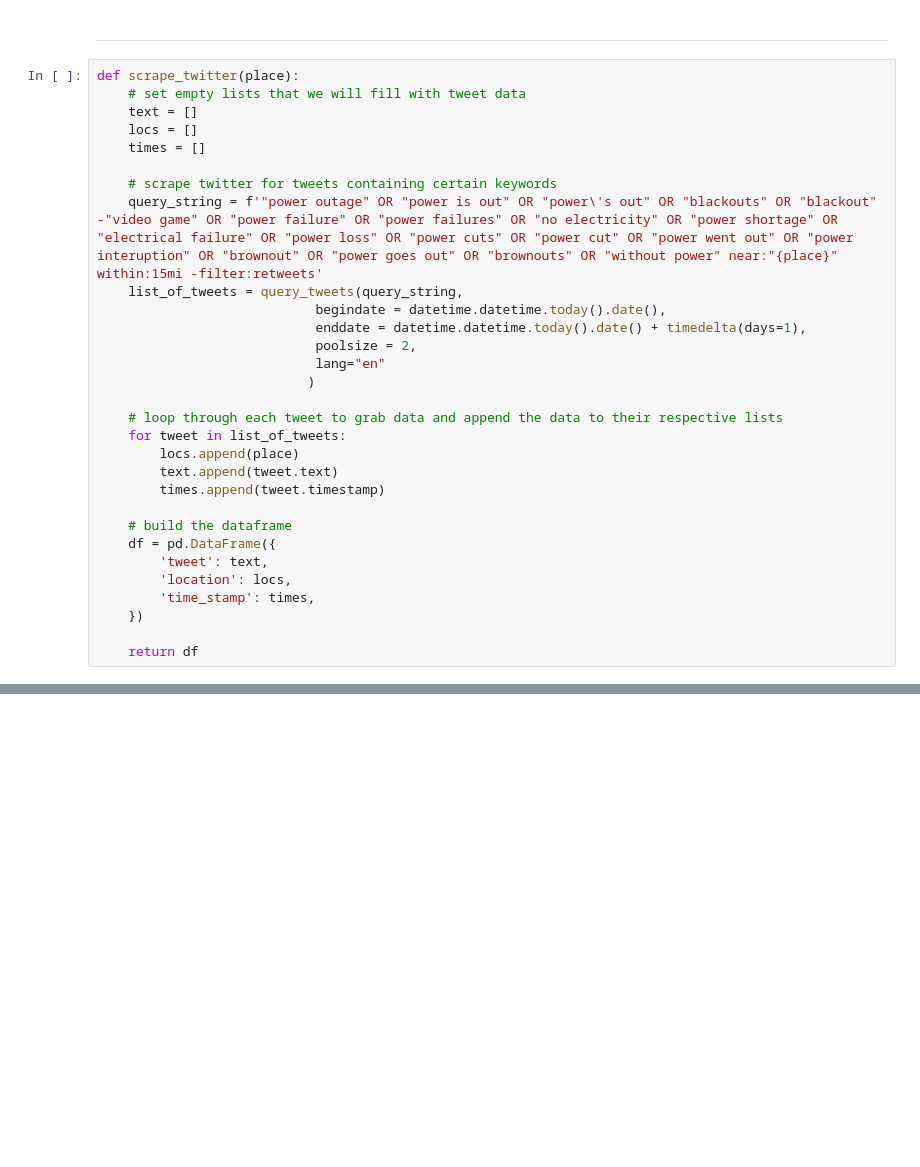
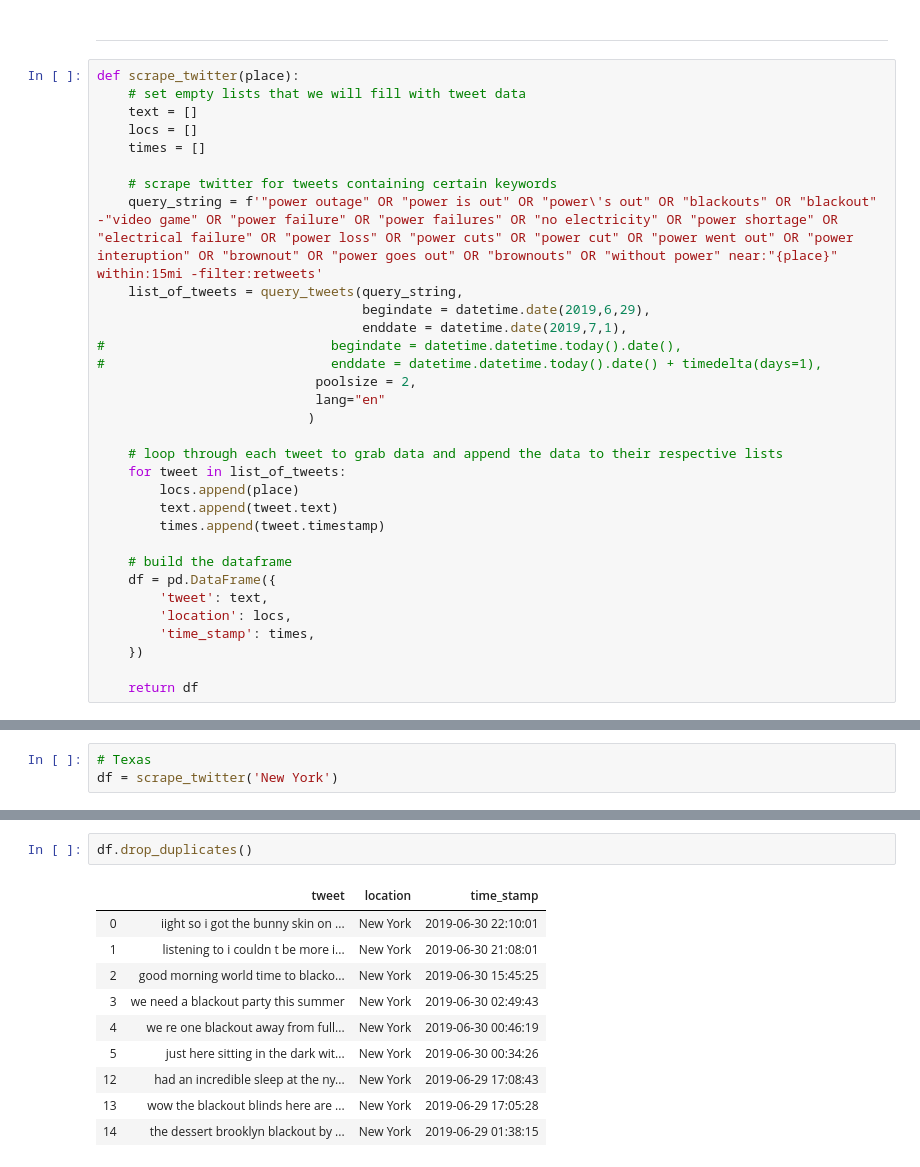
Before and after one commit to F1282231/Power_Outages, a Jupyter notebook: Code/App_development.ipynb, the cells around one changed output, grey strips where cells are left out. Saved outputs shown, nothing was run; the diff lists cells and outputs as text; blank space fills up the shorter version.

```diff
--- a/Code/App_development.ipynb
+++ b/Code/App_development.ipynb
@@ -19,8 +23,10 @@ def scrape_twitter(place):
     # scrape twitter for tweets containing certain keywords
     query_string = f'"power outage" OR "power is out" OR "power\'s out" OR "blackouts" OR "blackout" -"video game" OR "power failure" OR "power failures" OR "no electricity" OR "power shortage" OR "electrical failure" OR "power loss" OR "power cuts" OR "power cut" OR "power went out" OR "power interuption" OR "brownout" OR "power goes out" OR "brownouts" OR "without power" near:"{place}" within:15mi -filter:retweets'
     list_of_tweets = query_tweets(query_string,
-                            begindate = datetime.datetime.today().date(),
-                            enddate = datetime.datetime.today().date() + timedelta(days=1),
+                                  begindate = datetime.date(2019,6,29),
+                                  enddate = datetime.date(2019,7,1),
+#                             begindate = datetime.datetime.today().date(),
+#                             enddate = datetime.datetime.today().date() + timedelta(days=1),
                             poolsize = 2,
                             lang="en"
                            )
@@ -83,0 +427,3 @@ master_tweets
+# %%
+# Texas
+df = scrape_twitter('New York')
@@ -83,0 +460,13 @@ master_tweets
+# %%
+df.drop_duplicates()
+# %% [output]
+|  | tweet | location | time_stamp |
+| 0 | iight so i got the bunny skin on ... | New York | 2019-06-30 22:10:01 |
+| 1 | listening to i couldn t be more i... | New York | 2019-06-30 21:08:01 |
+| 2 | good morning world time to blacko... | New York | 2019-06-30 15:45:25 |
+| 3 | we need a blackout party this summer | New York | 2019-06-30 02:49:43 |
+| 4 | we re one blackout away from full... | New York | 2019-06-30 00:46:19 |
+| 5 | just here sitting in the dark wit... | New York | 2019-06-30 00:34:26 |
+| 12 | had an incredible sleep at the ny... | New York | 2019-06-29 17:08:43 |
+| 13 | wow the blackout blinds here are ... | New York | 2019-06-29 17:05:28 |
+| 14 | the dessert brooklyn blackout by ... | New York | 2019-06-29 01:38:15 |
```
Also changed, not shown: parts of 45 cells of this notebook.
